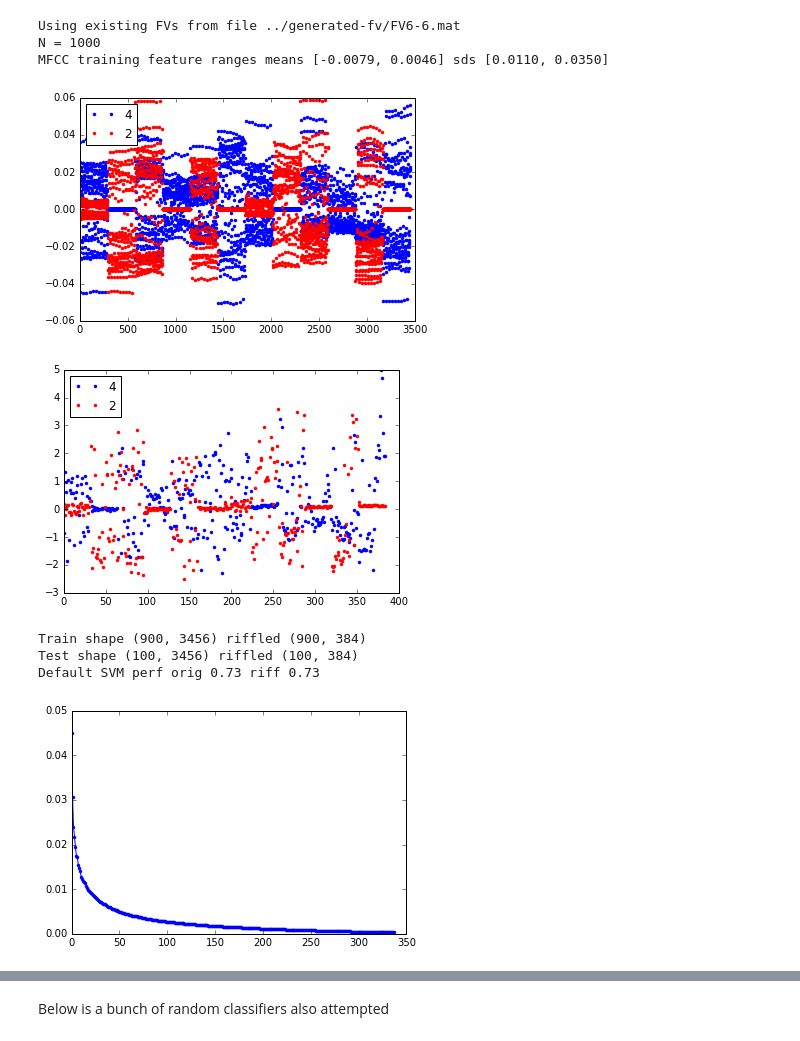
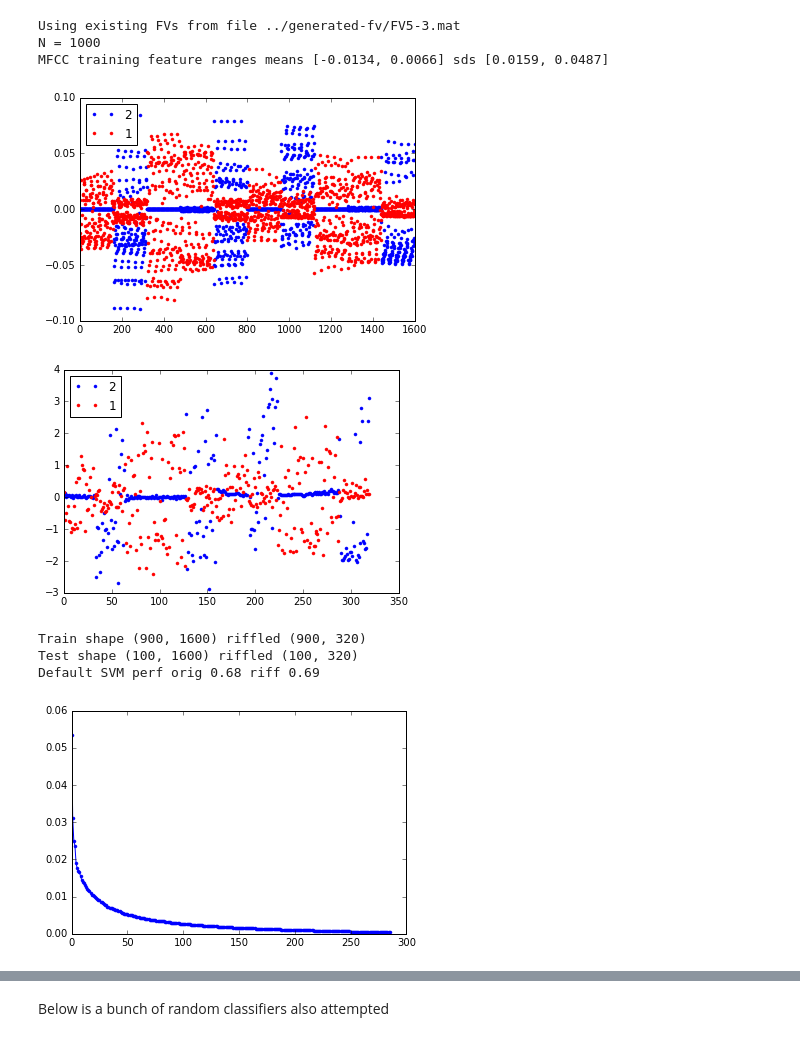
Before and after one commit to PrincetonUniversity/vox-music-classification, a Jupyter notebook: notebooks/fv-msvm.ipynb, the cells around one changed output, grey strips where cells are left out. Cells and saved outputs as stored; diff of their text form; code cells hidden in the pictures.

```diff
--- a/notebooks/fv-msvm.ipynb
+++ b/notebooks/fv-msvm.ipynb
@@ -14,7 +15,7 @@ from helper_functions import *
 import warnings
 warnings.filterwarnings('ignore')
 # %%
-num_clusters, exemplar = 6, 6
+num_clusters, exemplar = 5, 3
 X, Y = load_all_fv(num_clusters, exemplar)
 
 T = num_clusters * 2
@@ -25,40 +26,40 @@ p = np.random.permutation(len(X))
 trX, teX = np.split(X[p], [int(0.9 * len(X))])
 trY, teY = np.split(Y[p], [int(0.9 * len(X))])
 
 axes = plt.subplots()[1]
 idx = np.where(trY != trY[0])[0][1]
 #idx = np.where(trY == trY[0])[0][1] # same label
 axes.plot(trX[0], c='b', marker='.', linestyle='', label=trY[0])
 axes.plot(trX[idx], c='r', marker='.', linestyle='', label=trY[idx])
 axes.legend(loc=2)
 
 def whiten_train_test(train, test):
     return whiten(train), whiten(test, source=train)
 trXadj, teXadj = whiten_train_test(trX, teX)
 trXrff, teXrff = whiten_train_test(*(np.average(riffle(x, t, T), axis=2) for x in (trX, teX)))
 axes = plt.subplots()[1]
 axes.plot(trXrff[0], c='b', marker='.', linestyle='', label=trY[0])
 axes.plot(trXrff[idx], c='r', marker='.', linestyle='', label=trY[idx])
 axes.legend(loc=2)
 
 plt.show()
 
 print('Train shape {} riffled {}'.format(trXadj.shape, trXrff.shape))
 print('Test shape {} riffled {}'.format(teXadj.shape, teXrff.shape))
 print('Default SVM perf orig {} riff {}'.format(
         SVC(C=1.0).fit(trXadj, trY).score(teXadj, teY),
         SVC(C=1.0).fit(trXrff, trY).score(teXrff, teY)))
 
 # no missing data
 # %% [output]
-Using existing FVs from file ../generated-fv/FV6-6.mat
+Using existing FVs from file ../generated-fv/FV5-3.mat
 N = 1000
-MFCC training feature ranges means [-0.0079, 0.0046] sds [0.0110, 0.0350]
+MFCC training feature ranges means [-0.0134, 0.0066] sds [0.0159, 0.0487]
-[figure, old version]
+[figure, new version]
-[figure, old version]
+[figure, new version]
-Train shape (900, 3456) riffled (900, 384)
-Test shape (100, 3456) riffled (100, 384)
-Default SVM perf orig 0.73 riff 0.73
+Train shape (900, 1600) riffled (900, 320)
+Test shape (100, 1600) riffled (100, 320)
+Default SVM perf orig 0.68 riff 0.69
 # %%
 from sklearn.decomposition import PCA
 from sklearn.manifold import LocallyLinearEmbedding
@@ -69,4 +70,4 @@ plt.show()
 
 # PCA shows that all features are pretty important, there's little room for additional dimensional reduction
 # %% [output]
-[figure, old version]
+[figure, new version]
```
Also changed, not shown: parts of 3 cells of this notebook, 2 other files.
